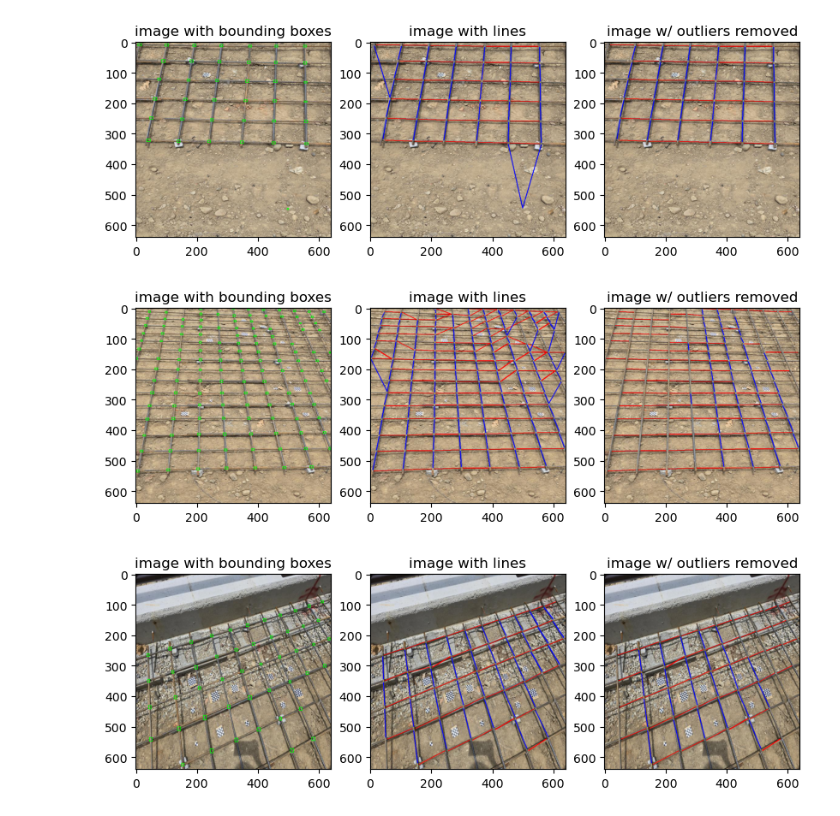
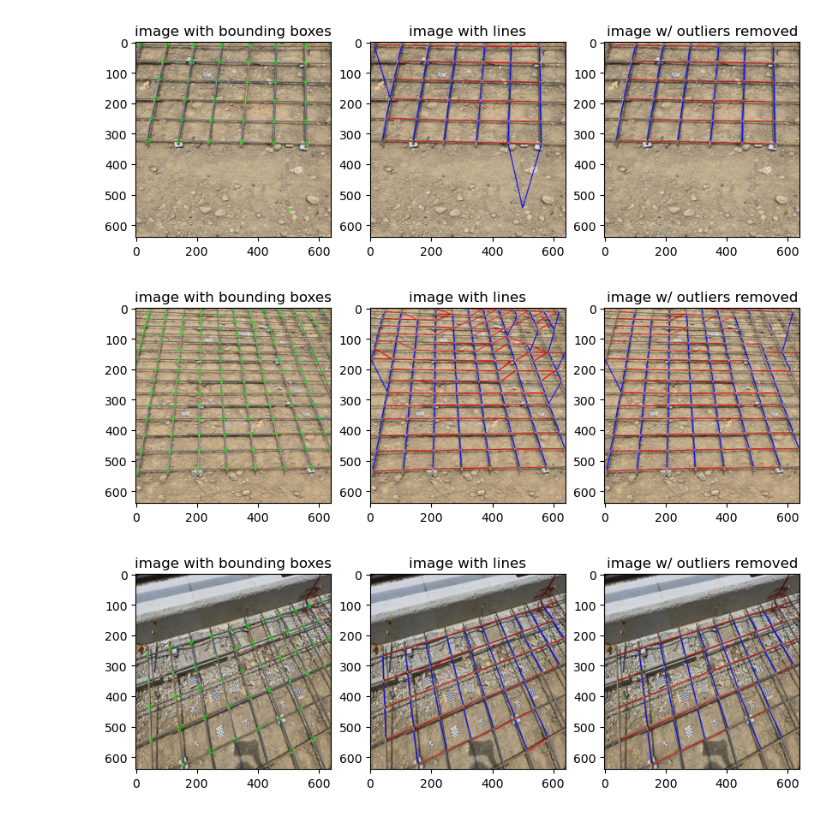
Before and after one commit to HsiaoHungKai/rebar-works, a Jupyter notebook: yolo-intersect-detection/display_lines.ipynb, the cells around one changed output. Cells and saved outputs as stored; diff of their text form; code cells hidden in the pictures.

```diff
--- a/yolo-intersect-detection/display_lines.ipynb
+++ b/yolo-intersect-detection/display_lines.ipynb
@@ -25,37 +25,37 @@ def draw_bounding_boxes(image_path, model_path):
 
 
 # Draw lines
-def draw_lines(image_path, model_path, threshold=10):
+def draw_lines(image_path, model_path, threshold=1.5):
     image = Image.open(image_path).copy()
     draw_lines = ImageDraw.Draw(image)
 
     json_data = get_lines(image, model_path, threshold=threshold)
     data = json.loads(json_data)
     for shape in data["shapes"]:
         points = shape["points"]
         color = "red" if shape["orientation"] == "horizontal" else "blue"
         draw_lines.line([tuple(points[0]), tuple(points[1])], fill=color, width=3)
 
     return image
 
 
 def show_result(image_path, model_path):
     plt.figure(figsize=(10, 5))
     plt.subplot(1, 3, 1)
     plt.title("image with bounding boxes")
     plt.imshow(draw_bounding_boxes(image_path, model_path))
     plt.subplot(1, 3, 2)
     plt.title("image with lines")
     plt.imshow(draw_lines(image_path, model_path, threshold=0))
     plt.subplot(1, 3, 3)
     plt.title("image w/ outliers removed")
     plt.imshow(draw_lines(image_path, model_path))
     plt.show()
 
 
 for path in image_paths:
     show_result(path, model_path)
 # %% [output]
 [figure]
-[figure, old version]
+[figure, new version]
-[figure, old version]
+[figure, new version]
```
Also changed, not shown: 4 other files.
